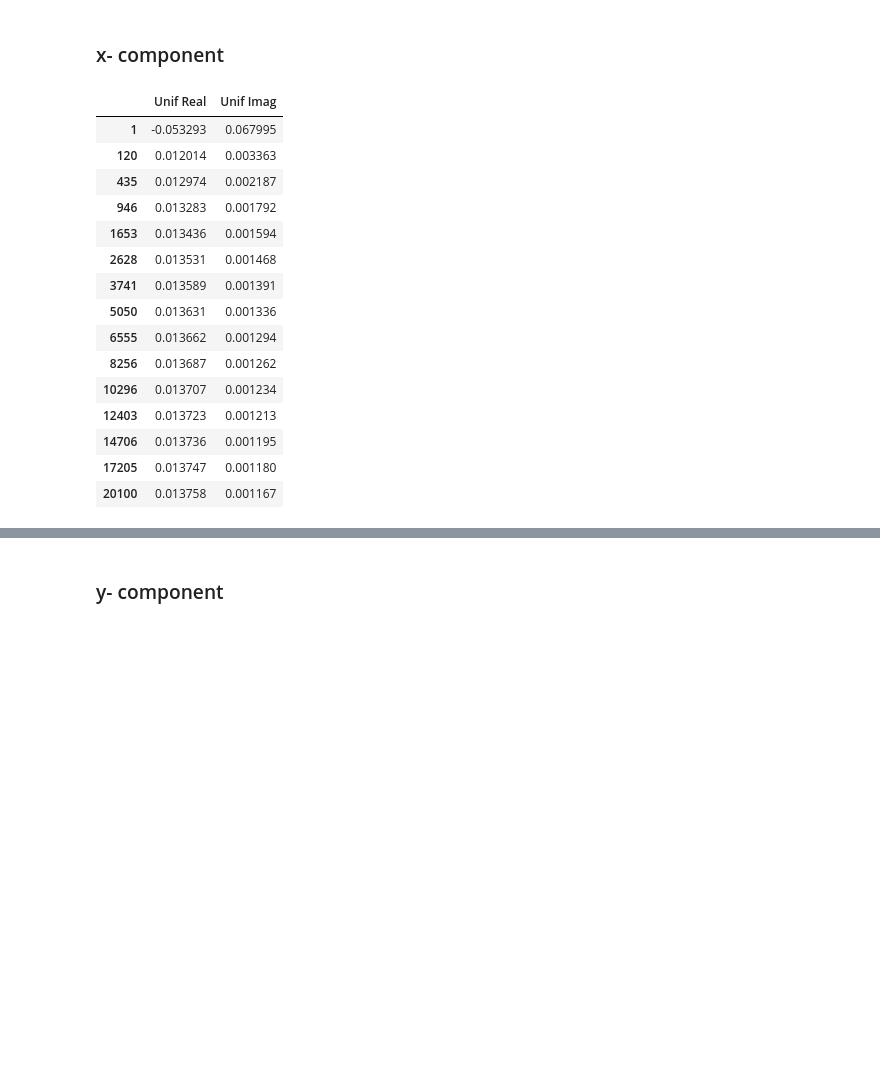
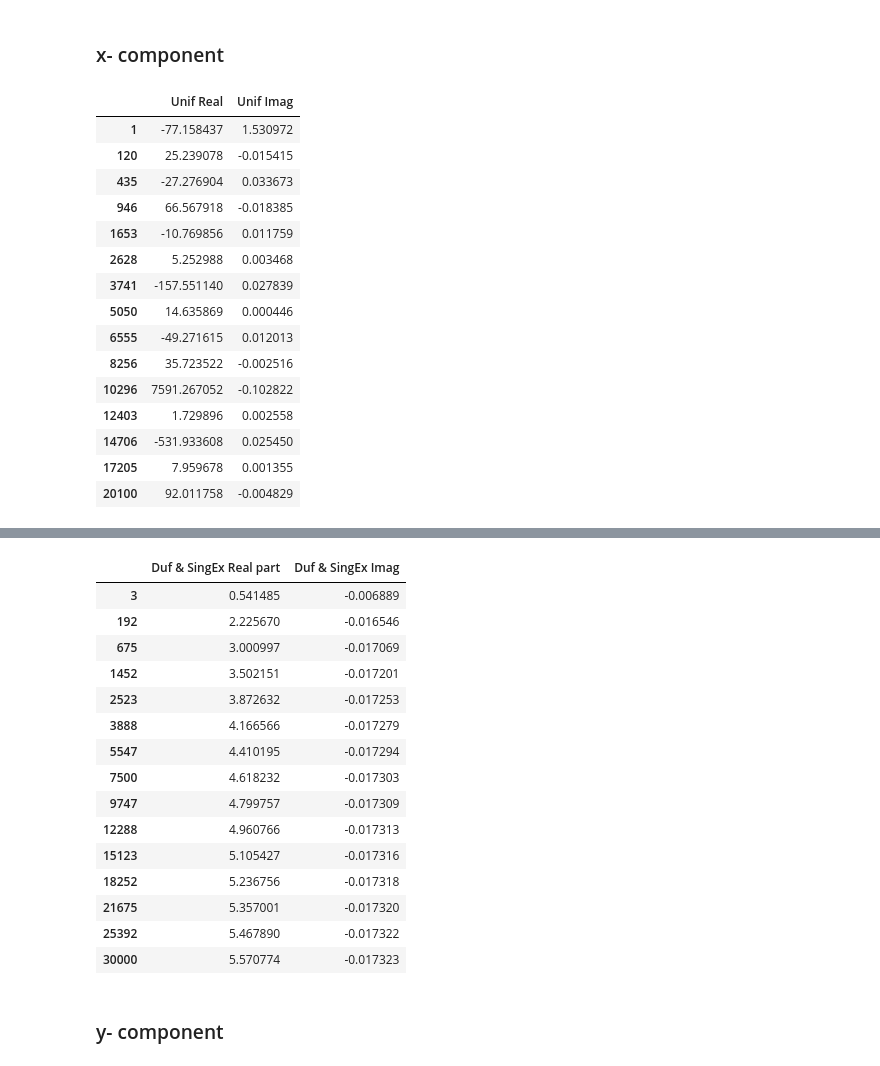
Before and after one commit to andy-c-huang/numerical-gems, a Jupyter notebook: duffy-transform-and-singularity-extraction.ipynb, the cells around one changed output, grey strips where cells are left out. Drawn from its saved outputs; the diff is of its cells as text; code cells hidden in the pictures; blank space fills up the shorter version.

```diff
--- a/duffy-transform-and-singularity-extraction.ipynb
+++ b/duffy-transform-and-singularity-extraction.ipynb
@@ -307,10 +424,25 @@ T = Triangle(A,B,C)
+# %%
+A = (0.2,0,0)
+B = (0,0.2,0)
+C = (0,0,0.2)
+T = Triangle(A,B,C)
+rp = T.refToPhys((1./numpy.pi , 1/numpy.pi,0))
+
+freqHz  = 30e6;
+eps0    = 8.85418781761e-12;
+mu0     = numpy.pi*4e-7;
+c_light = 1./numpy.sqrt(eps0*mu0);
+wavelength  = c_light/freqHz;
+#eta     = numpy.sqrt(mu0/eps0);
+#omega   = 2*numpy.pi*freqHz;
+k0      = 2.*numpy.pi/wavelength;
 # %% [markdown]
 ### x- component
 # %%
 # apply the uniform midpoint rule for approximation
 maxLevel = 200
 steps = 15
-results = [approxUniform(T,gradgx,rp,int(i)) for i in numpy.linspace(1,maxLevel,steps)]
+results = [approxUniform(T,gradgx,rp,int(i),k0) for i in numpy.linspace(1,maxLevel,steps)]
 dataUniform = pandas.DataFrame([numpy.real(results),numpy.imag(results)]).T
 dataUniform.columns = ['Unif Real', 'Unif Imag']
 dataUniform.index = [len([numpy.array([j+0.5,int(n)+.5-i],float)/int(n) for i in range(int(n)+1) for j in range(i)]) for n in numpy.linspace(1,maxLevel,steps)]
@@ -319,28 +451,38 @@ dataUniform.index = [len([numpy.array([j+0.5,int(n)+.5-i],float)/int(n) for i in
 
 maxLevel = 100
 steps = 15
-results = [approxDuffy(T,gradgx,rp,int(i)) for i in numpy.linspace(2,maxLevel,steps)]
+results = [approxDuffy(T,gradgx,rp,int(i),k0) for i in numpy.linspace(2,maxLevel,steps)]
 dataDuffy = pandas.DataFrame([numpy.real(results),numpy.imag(results)]).T
 dataDuffy.columns = ['Duffy Real part', 'Duffy Imag']
 dataDuffy.index = [3*len(numpy.polynomial.legendre.leggauss(int(i))[0])**2 for i in numpy.linspace(1,maxLevel,steps)]
+# %%
+# apply the Duffy transform for approximation
+
+maxLevel = 100
+steps = 15
+results = [approxDuffySingEx(T,gradgx,rp,int(i),k0) for i in numpy.linspace(2,maxLevel,steps)]
+dataDuffySing = pandas.DataFrame([numpy.real(results),numpy.imag(results)]).T
+dataDuffySing.columns = ['Duf & SingEx Real part', 'Duf & SingEx Imag']
+dataDuffySing.index = [3*len(numpy.polynomial.legendre.leggauss(int(i))[0])**2 for i in numpy.linspace(1,maxLevel,steps)]
 # %%
 display(dataUniform)
 display(dataDuffy)
+display(dataDuffySing)
 # %% [output]
 |  | Unif Real | Unif Imag |
-| 1 | -0.053293 | 0.067995 |
-| 120 | 0.012014 | 0.003363 |
-| 435 | 0.012974 | 0.002187 |
-| 946 | 0.013283 | 0.001792 |
-| 1653 | 0.013436 | 0.001594 |
-| 2628 | 0.013531 | 0.001468 |
-| 3741 | 0.013589 | 0.001391 |
-| 5050 | 0.013631 | 0.001336 |
-| 6555 | 0.013662 | 0.001294 |
-| 8256 | 0.013687 | 0.001262 |
-| 10296 | 0.013707 | 0.001234 |
-| 12403 | 0.013723 | 0.001213 |
-| 14706 | 0.013736 | 0.001195 |
-| 17205 | 0.013747 | 0.001180 |
-| 20100 | 0.013758 | 0.001167 |
+| 1 | -77.158437 | 1.530972 |
+| 120 | 25.239078 | -0.015415 |
+| 435 | -27.276904 | 0.033673 |
+| 946 | 66.567918 | -0.018385 |
+| 1653 | -10.769856 | 0.011759 |
+| 2628 | 5.252988 | 0.003468 |
+| 3741 | -157.551140 | 0.027839 |
+| 5050 | 14.635869 | 0.000446 |
+| 6555 | -49.271615 | 0.012013 |
+| 8256 | 35.723522 | -0.002516 |
+| 10296 | 7591.267052 | -0.102822 |
+| 12403 | 1.729896 | 0.002558 |
+| 14706 | -531.933608 | 0.025450 |
+| 17205 | 7.959678 | 0.001355 |
+| 20100 | 92.011758 | -0.004829 |
 |  | Duffy Real part | Duffy Imag |
@@ -362,3 +504,19 @@ display(dataDuffy)
+|  | Duf & SingEx Real part | Duf & SingEx Imag |
+| 3 | 0.541485 | -0.006889 |
+| 192 | 2.225670 | -0.016546 |
+| 675 | 3.000997 | -0.017069 |
+| 1452 | 3.502151 | -0.017201 |
+| 2523 | 3.872632 | -0.017253 |
+| 3888 | 4.166566 | -0.017279 |
+| 5547 | 4.410195 | -0.017294 |
+| 7500 | 4.618232 | -0.017303 |
+| 9747 | 4.799757 | -0.017309 |
+| 12288 | 4.960766 | -0.017313 |
+| 15123 | 5.105427 | -0.017316 |
+| 18252 | 5.236756 | -0.017318 |
+| 21675 | 5.357001 | -0.017320 |
+| 25392 | 5.467890 | -0.017322 |
+| 30000 | 5.570774 | -0.017323 |
 # %% [markdown]
 ### y- component
 # %%
```
Also changed, not shown: parts of 23 cells of this notebook.
